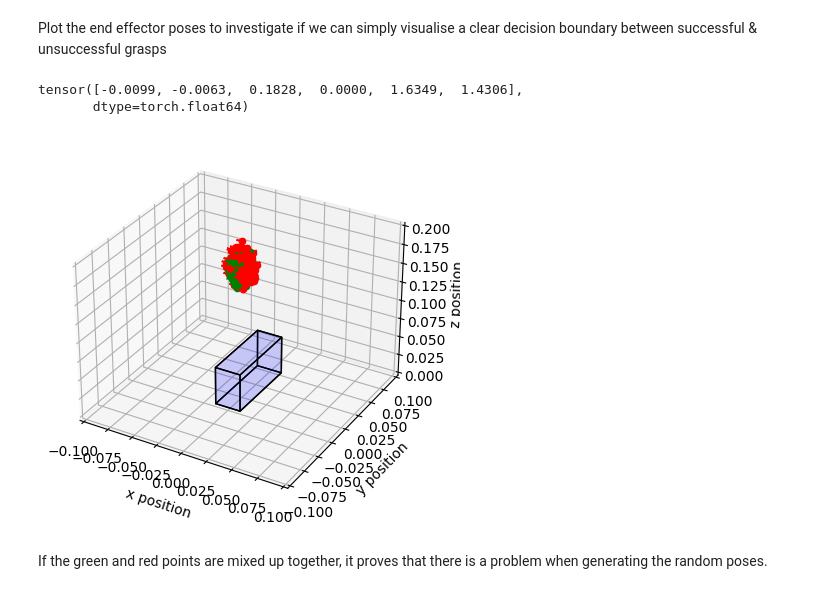
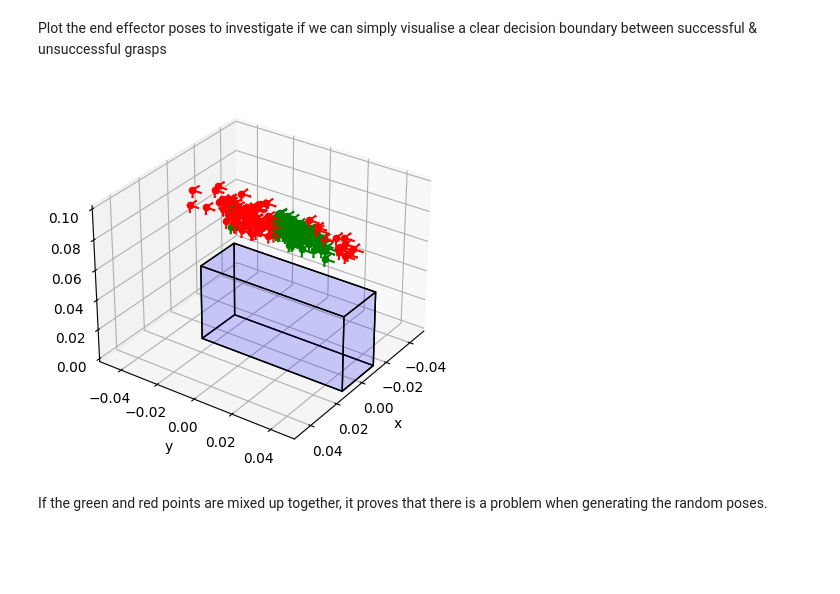
Before and after one commit to jhtkoo0426/UCL-FYP, a Jupyter notebook: src/baseline_model/baseline.ipynb, the cells around one changed output. Saved outputs shown, nothing was run; the diff lists cells and outputs as text; code cells hidden in the pictures; blank space fills up the shorter version.

```diff
--- a/src/baseline_model/baseline.ipynb
+++ b/src/baseline_model/baseline.ipynb
@@ -15,7 +15,7 @@ import torch.optim as optim
 import torch.nn.init as init
 import gc
 
-Z_PADDING = 0.2
+Z_PADDING = 0.15
 # %% [markdown]
 Set device for `PyTorch` training
 # %%
@@ -126,5 +126,5 @@ def sample_data(depth_ds, color_ds, poses_ds, outcomes_ds, no_of_examples):
     print(depth_ds.shape, color_ds.shape, poses_ds.shape, outcomes_ds.shape)
     return depth_ds, color_ds, poses_ds, outcomes_ds
 # %%
-depth_ds, color_ds, poses_ds, grasp_outcomes_ds = sample_data(depth_ds, color_ds, poses_ds, grasp_outcomes_ds, no_of_examples=200)
+depth_ds, color_ds, poses_ds, grasp_outcomes_ds = sample_data(depth_ds, color_ds, poses_ds, grasp_outcomes_ds, no_of_examples=100)
 # %% [output]
@@ -218,16 +218,17 @@ def calc_approach_vector(coord):
 # %%
 plot = plt.figure()
 ax = plot.add_subplot(projection='3d')
-ax.axes.set_xlim3d(-0.1, 0.1)
-ax.axes.set_ylim3d(-0.1, 0.1)
-ax.axes.set_zlim3d(0, 0.2)
+ax.axes.set_xlim3d(-0.05, 0.05)
+ax.axes.set_ylim3d(-0.05, 0.05)
+ax.axes.set_zlim3d(0, 0.1)
+
 
 # Plot hand poses with finger skeleton
 for i in range(len(poses_ds)):
     # Calculate approach vectors and cartesian coordinates
     pose = poses_ds[i]
     x, y, z = pose[0], pose[1], pose[2]
-    z -= Z_PADDING
+    z -= Z_PADDING * 1.65
     av = calc_approach_vector(pose)
     # Color code the outcome
     outcome = grasp_outcomes_ds[i]
@@ -235,9 +236,9 @@ for i in range(len(poses_ds)):
     for j in range(3):
         ax.quiver(x, y, z, av[j, 0], av[j, 1], av[j, 2], color=color, length=0.005, arrow_length_ratio=0.1)
     ax.scatter(x, y, z, color=color)
-    ax.set_xlabel('x position')
-    ax.set_ylabel('y position')
-    ax.set_zlabel('z position')
+    ax.set_xlabel('x')
+    ax.set_ylabel('y')
+    ax.set_zlabel('z')
 
 # Draw block object
 def plot_cube(cube_definition, ax):
@@ -248,39 +249,36 @@ def plot_cube(cube_definition, ax):
         cube_definition_array[1] - cube_definition_array[0],
         cube_definition_array[2] - cube_definition_array[0],
         cube_definition_array[3] - cube_definition_array[0]
     ]
     points += [cube_definition_array[0] + vectors[0] + vectors[1]]
     points += [cube_definition_array[0] + vectors[0] + vectors[2]]
     points += [cube_definition_array[0] + vectors[1] + vectors[2]]
     points += [cube_definition_array[0] + vectors[0] + vectors[1] + vectors[2]]
     points = np.array(points)
     edges = [
         [points[0], points[3], points[5], points[1]],
         [points[1], points[5], points[7], points[4]],
         [points[4], points[2], points[6], points[7]],
         [points[2], points[6], points[3], points[0]],
         [points[0], points[2], points[4], points[1]],
         [points[3], points[6], points[7], points[5]]
     ]
     faces = Poly3DCollection(edges, linewidths=1, edgecolors='k')
     faces.set_facecolor((0,0,1,0.1))
     ax.add_collection3d(faces)
     # Plot the points themselves to force the scaling of the axes
     ax.scatter(points[:,0], points[:,1], points[:,2], s=0)
     # ax.set_aspect('equal')
 
 # Dimensions of the block object: (W=0.025, H=0.05, D=0.05)
 # (0,0,0), (0,1,0), (1,0,0), (0,0,1) -> unit cube
 cube_definition = [(-0.0125, -0.025, 0), (0.0125, -0.025, 0), (-0.0125, 0.05, 0), (-0.0125, -0.025, 0.05)]
 plot_cube(cube_definition, ax)
+
 # Display the plot at different angles
-# ax.view_init(0, 90)
-
-print(poses_ds[0])
+ax.view_init(elev=30, azim=35, roll=0)
 # %% [output]
-tensor([-0.0099, -0.0063,  0.1828,  0.0000,  1.6349,  1.4306],
-       dtype=torch.float64)
-[figure, old version]
+[figure, new version]
 # %% [markdown]
 If the green and red points are mixed up together, it proves that there is a problem when generating the random poses.
 # %% [markdown]
```
Also changed, not shown: parts of 17 cells of this notebook.
